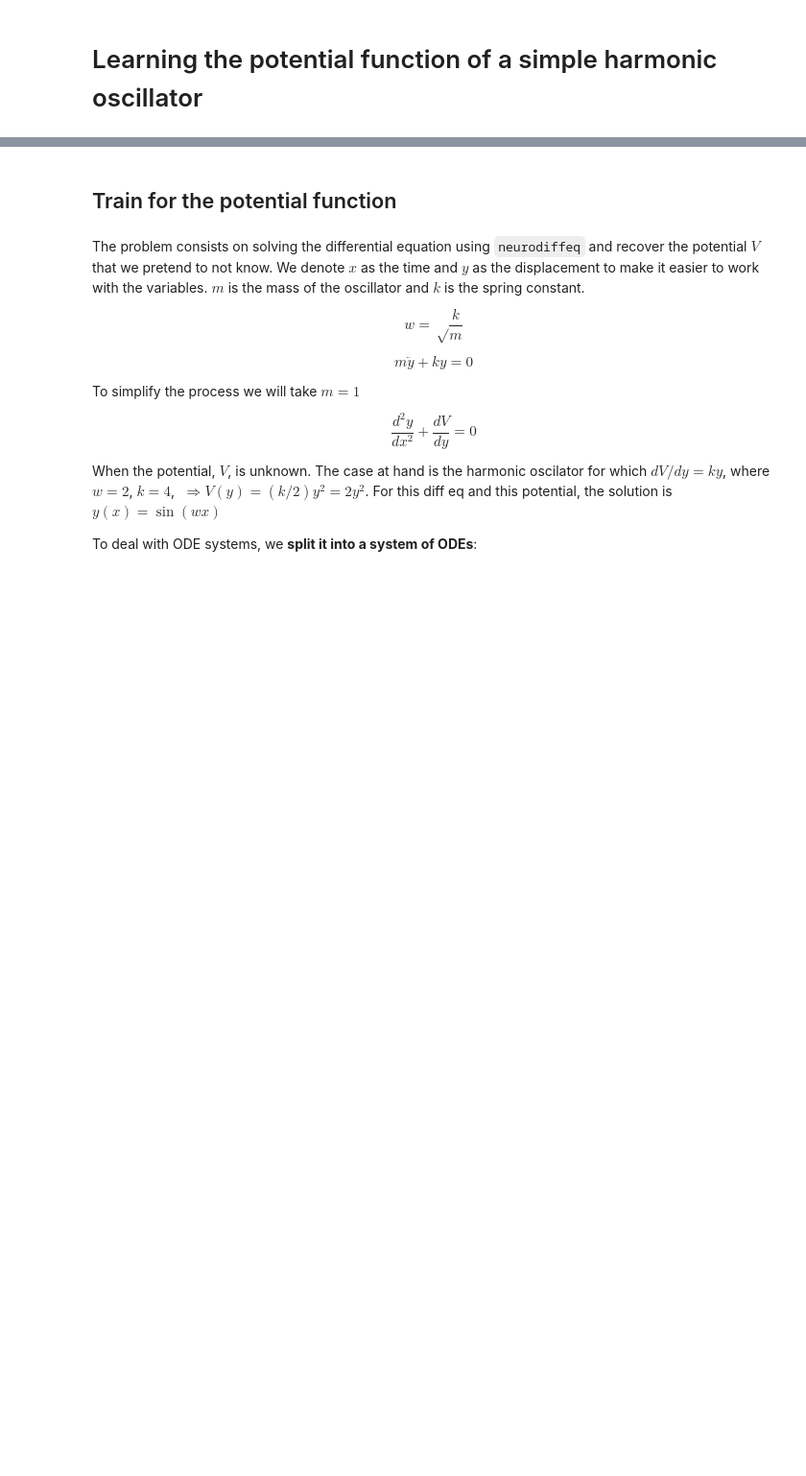
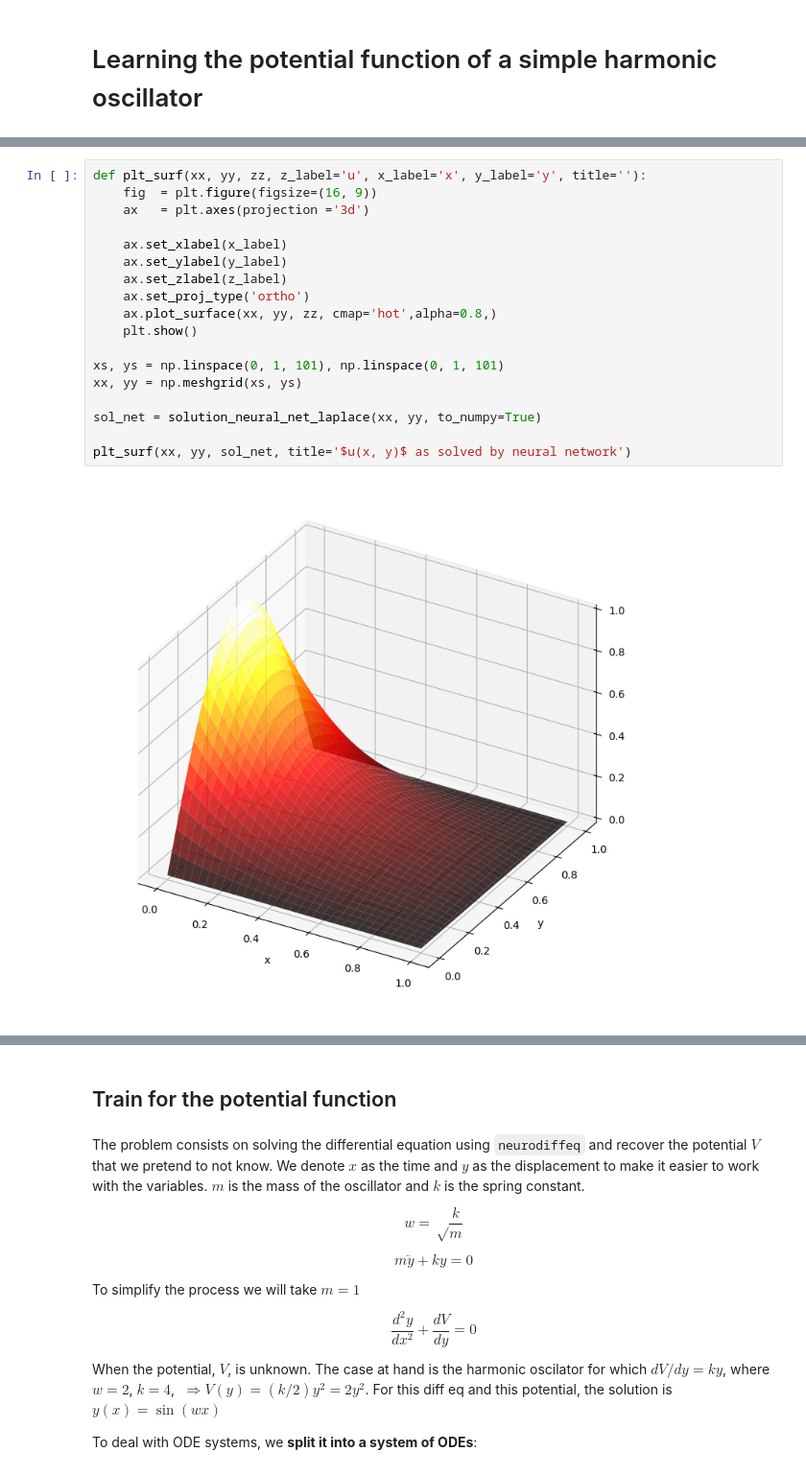
Before and after one commit to Nachiket-Yadav/c_physics_projects, a Jupyter notebook: CPhysics_Final_Project.ipynb, the cells around one changed output, grey strips where cells are left out. Shown at 96% size. Drawn from its saved outputs; the diff is of its cells as text; blank space fills up the shorter version.

Commit message:
Updated final project notebook

```diff
--- a/CPhysics_Final_Project.ipynb
+++ b/CPhysics_Final_Project.ipynb
@@ -134,0 +206,20 @@ plt.legend()
+# %%
+def plt_surf(xx, yy, zz, z_label='u', x_label='x', y_label='y', title=''):
+    fig  = plt.figure(figsize=(16, 9))
+    ax   = plt.axes(projection ='3d')
+
+    ax.set_xlabel(x_label)
+    ax.set_ylabel(y_label)
+    ax.set_zlabel(z_label)
+    ax.set_proj_type('ortho')
+    ax.plot_surface(xx, yy, zz, cmap='hot',alpha=0.8,)
+    plt.show()
+
+xs, ys = np.linspace(0, 1, 101), np.linspace(0, 1, 101)
+xx, yy = np.meshgrid(xs, ys)
+
+sol_net = solution_neural_net_laplace(xx, yy, to_numpy=True)
+
+plt_surf(xx, yy, sol_net, title='$u(x, y)$ as solved by neural network')
+# %% [output]
+[figure, added]
```
Also changed, not shown: parts of 6 cells of this notebook.
